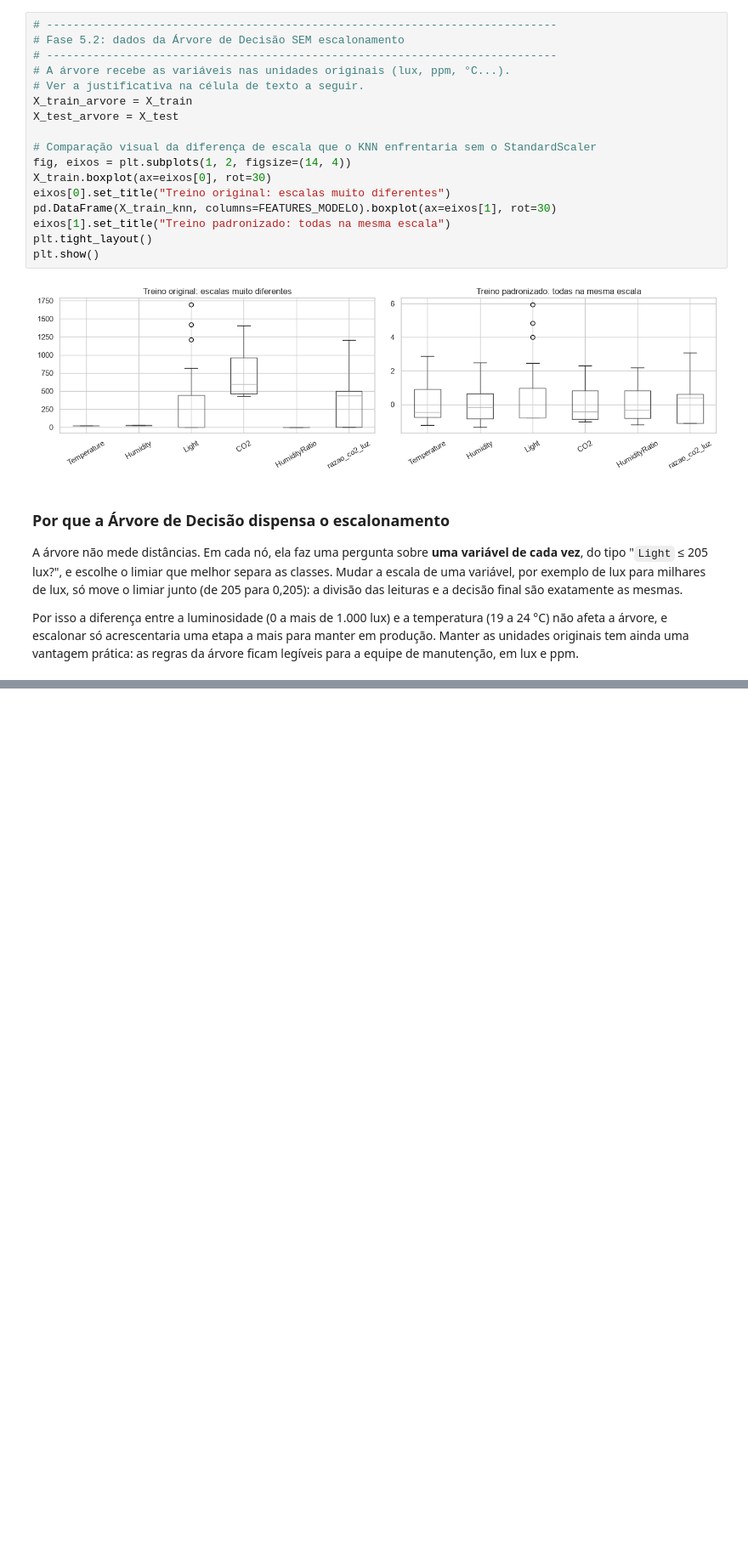
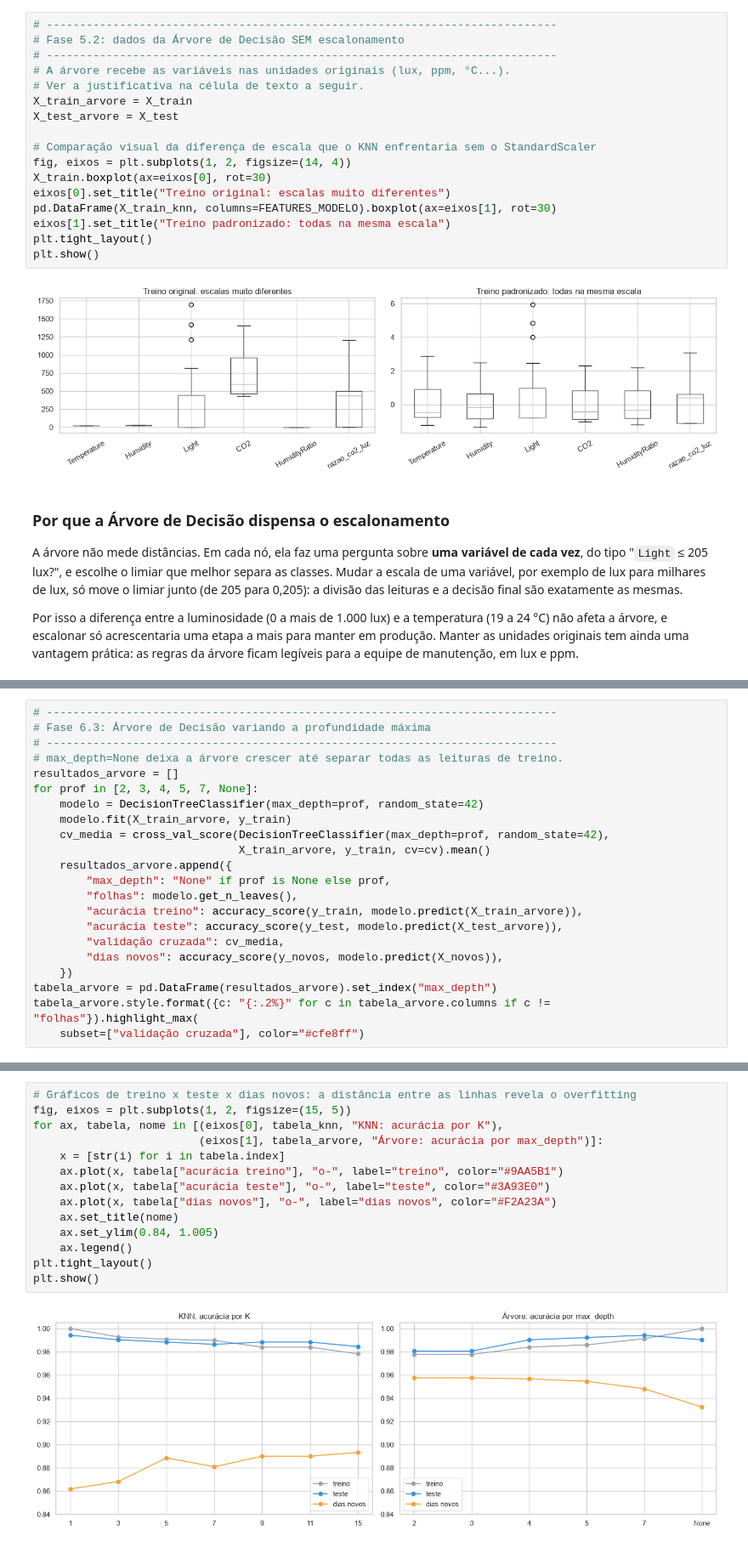
Before and after one commit to andersondiroza-dev/ocupacao-ia-pipeline, a Jupyter notebook: pipeline_ocupacao.ipynb, the cells around one changed output, grey strips where cells are left out. Shown at 85% size. Cells and saved outputs as stored; diff of their text form; blank space fills up the shorter version.

Commit message:
implementa fase 6: ajuste de hiperparâmetros e análise de overfitting

```diff
--- a/pipeline_ocupacao.ipynb
+++ b/pipeline_ocupacao.ipynb
@@ -636,0 +710,22 @@ Por isso a diferença entre a luminosidade (0 a mais de 1.000 lux) e a temperatu
+# %%
+# -----------------------------------------------------------------------------
+# Fase 6.3: Árvore de Decisão variando a profundidade máxima
+# -----------------------------------------------------------------------------
+# max_depth=None deixa a árvore crescer até separar todas as leituras de treino.
+resultados_arvore = []
+for prof in [2, 3, 4, 5, 7, None]:
+    modelo = DecisionTreeClassifier(max_depth=prof, random_state=42)
+    modelo.fit(X_train_arvore, y_train)
+    cv_media = cross_val_score(DecisionTreeClassifier(max_depth=prof, random_state=42),
+                               X_train_arvore, y_train, cv=cv).mean()
+    resultados_arvore.append({
+        "max_depth": "None" if prof is None else prof,
+        "folhas": modelo.get_n_leaves(),
+        "acurácia treino": accuracy_score(y_train, modelo.predict(X_train_arvore)),
+        "acurácia teste": accuracy_score(y_test, modelo.predict(X_test_arvore)),
+        "validação cruzada": cv_media,
+        "dias novos": accuracy_score(y_novos, modelo.predict(X_novos)),
+    })
+tabela_arvore = pd.DataFrame(resultados_arvore).set_index("max_depth")
+tabela_arvore.style.format({c: "{:.2%}" for c in tabela_arvore.columns if c != "folhas"}).highlight_max(
+    subset=["validação cruzada"], color="#cfe8ff")
@@ -636,0 +741,16 @@ Por isso a diferença entre a luminosidade (0 a mais de 1.000 lux) e a temperatu
+# %%
+# Gráficos de treino x teste x dias novos: a distância entre as linhas revela o overfitting
+fig, eixos = plt.subplots(1, 2, figsize=(15, 5))
+for ax, tabela, nome in [(eixos[0], tabela_knn, "KNN: acurácia por K"),
+                         (eixos[1], tabela_arvore, "Árvore: acurácia por max_depth")]:
+    x = [str(i) for i in tabela.index]
+    ax.plot(x, tabela["acurácia treino"], "o-", label="treino", color="#9AA5B1")
+    ax.plot(x, tabela["acurácia teste"], "o-", label="teste", color="#3A93E0")
+    ax.plot(x, tabela["dias novos"], "o-", label="dias novos", color="#F2A23A")
+    ax.set_title(nome)
+    ax.set_ylim(0.84, 1.005)
+    ax.legend()
+plt.tight_layout()
+plt.show()
+# %% [output]
+[figure, added]
```
Also changed, not shown: parts of 6 cells of this notebook.
